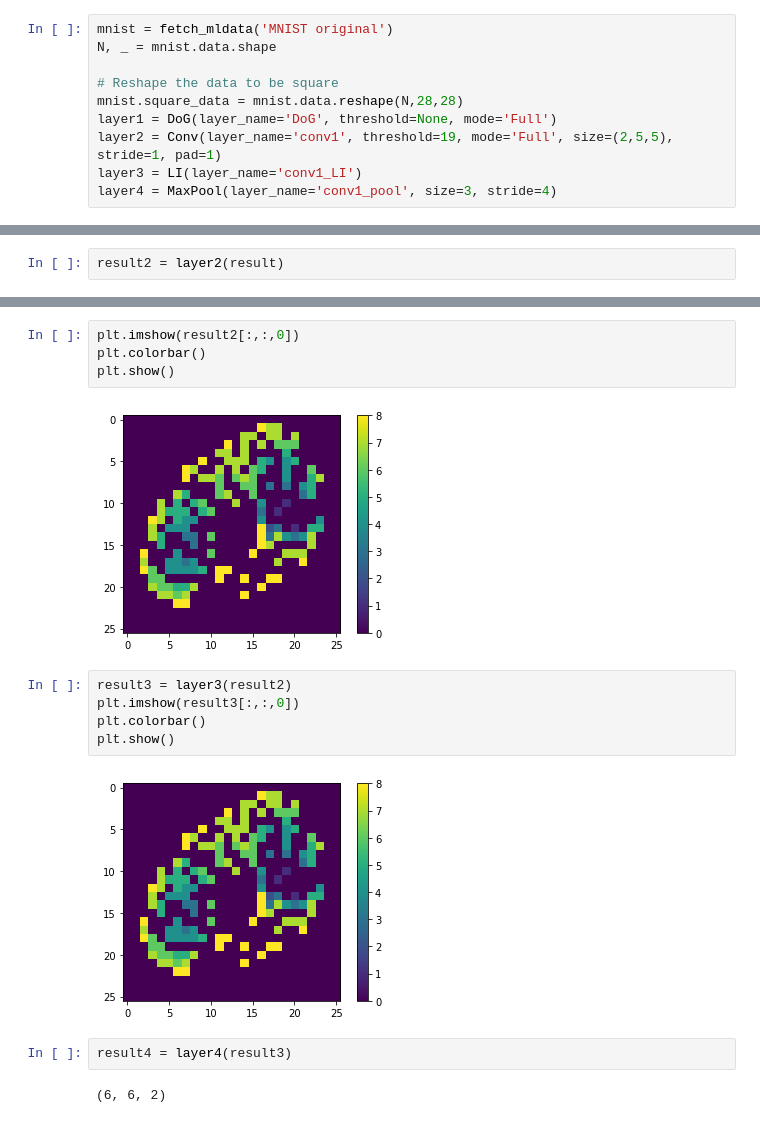
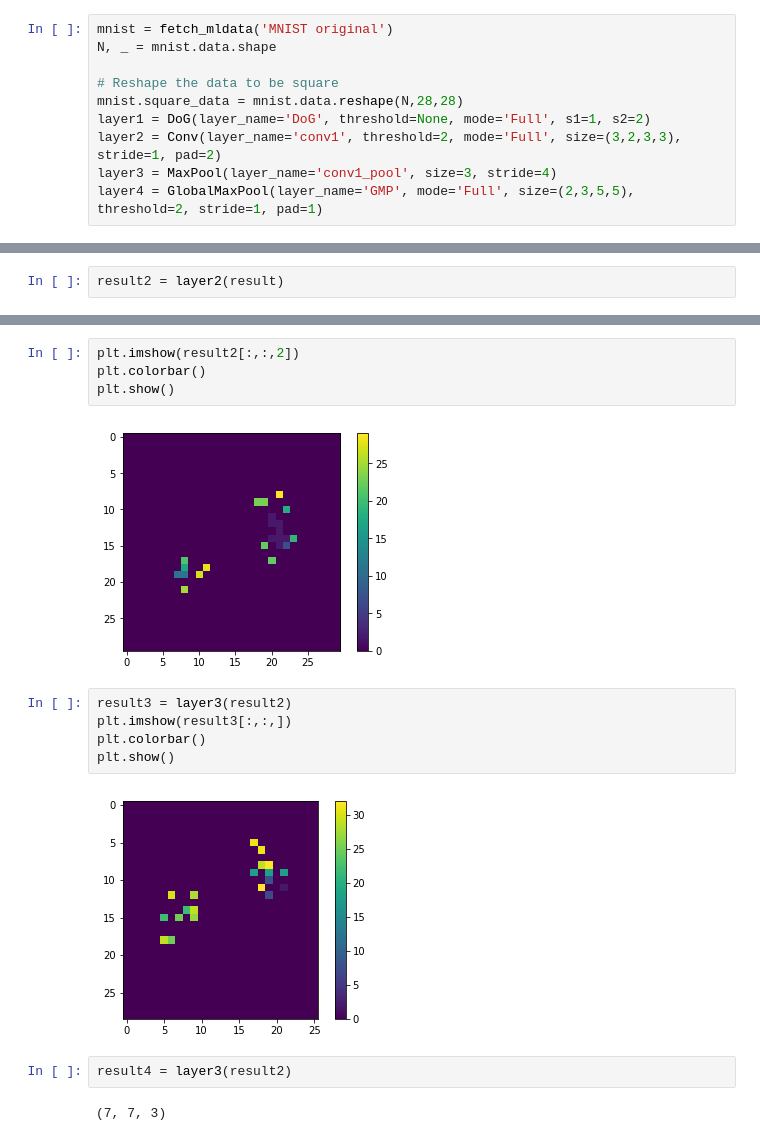
Before and after one commit to zifanw/tnn, a Jupyter notebook: project/Untitled.ipynb, the cells around one changed output, grey strips where cells are left out. Drawn from its saved outputs; the diff is of its cells as text.

```diff
--- a/project/Untitled.ipynb
+++ b/project/Untitled.ipynb
@@ -277,10 +609,10 @@ N, _ = mnist.data.shape
 
 # Reshape the data to be square
 mnist.square_data = mnist.data.reshape(N,28,28)
-layer1 = DoG(layer_name='DoG', threshold=None, mode='Full')
-layer2 = Conv(layer_name='conv1', threshold=19, mode='Full', size=(2,5,5), stride=1, pad=1)
-layer3 = LI(layer_name='conv1_LI')
-layer4 = MaxPool(layer_name='conv1_pool', size=3, stride=4)
+layer1 = DoG(layer_name='DoG', threshold=None, mode='Full', s1=1, s2=2)
+layer2 = Conv(layer_name='conv1', threshold=2, mode='Full', size=(3,2,3,3), stride=1, pad=2)
+layer3 = MaxPool(layer_name='conv1_pool', size=3, stride=4)
+layer4 = GlobalMaxPool(layer_name='GMP', mode='Full', size=(2,3,5,5), threshold=2, stride=1, pad=1)
 # %%
 def Model():
     layer = []
@@ -335,18 +662,18 @@ result2.shape
 # %%
-plt.imshow(result2[:,:,0])
+plt.imshow(result2[:,:,2])
 plt.colorbar()
 plt.show()
 # %% [output]
-[figure, old version]
+[figure, new version]
 # %%
 result3 = layer3(result2)
-plt.imshow(result3[:,:,0])
+plt.imshow(result3[:,:,])
 plt.colorbar()
 plt.show()
 # %% [output]
-[figure, old version]
+[figure, new version]
-# %%
-result4 = layer4(result3)
-# %% [output]
-(6, 6, 2)
+# %%
+result4 = layer3(result2)
+# %% [output]
+(7, 7, 3)
 # %%
```
Also changed, not shown: parts of 21 cells of this notebook, 1 other file.
